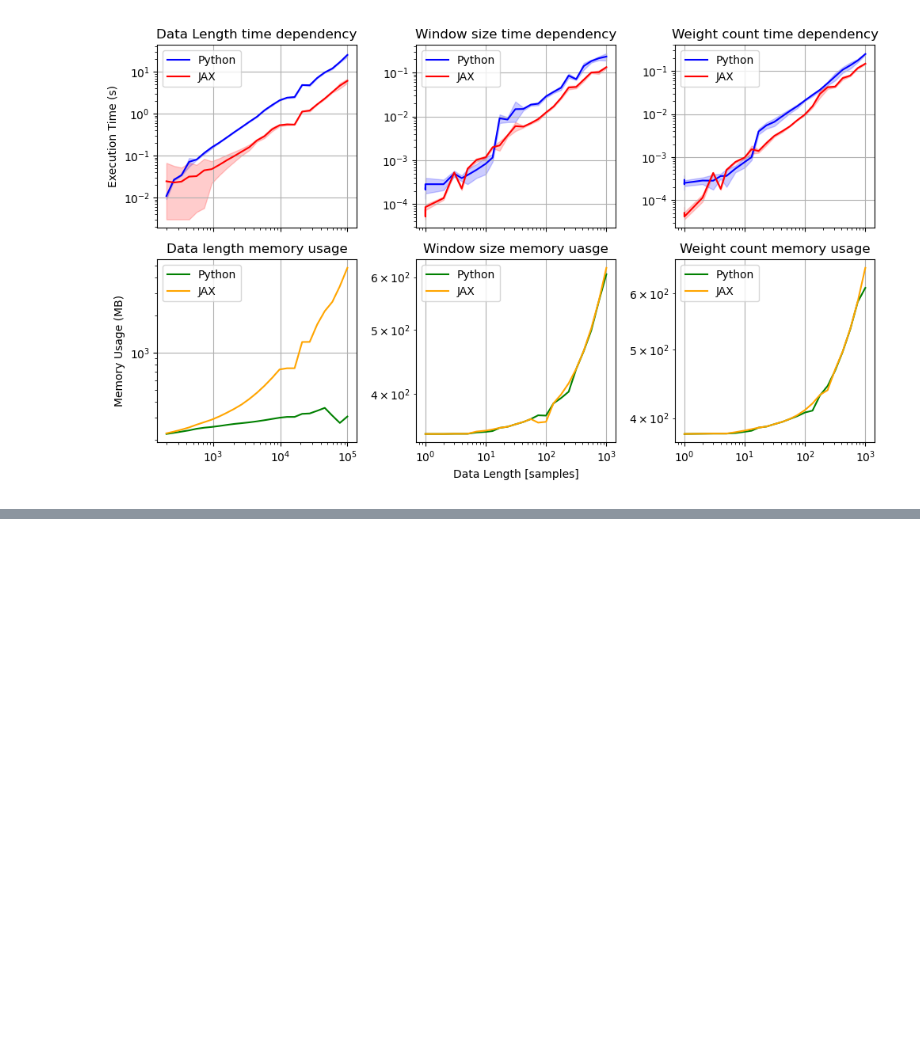
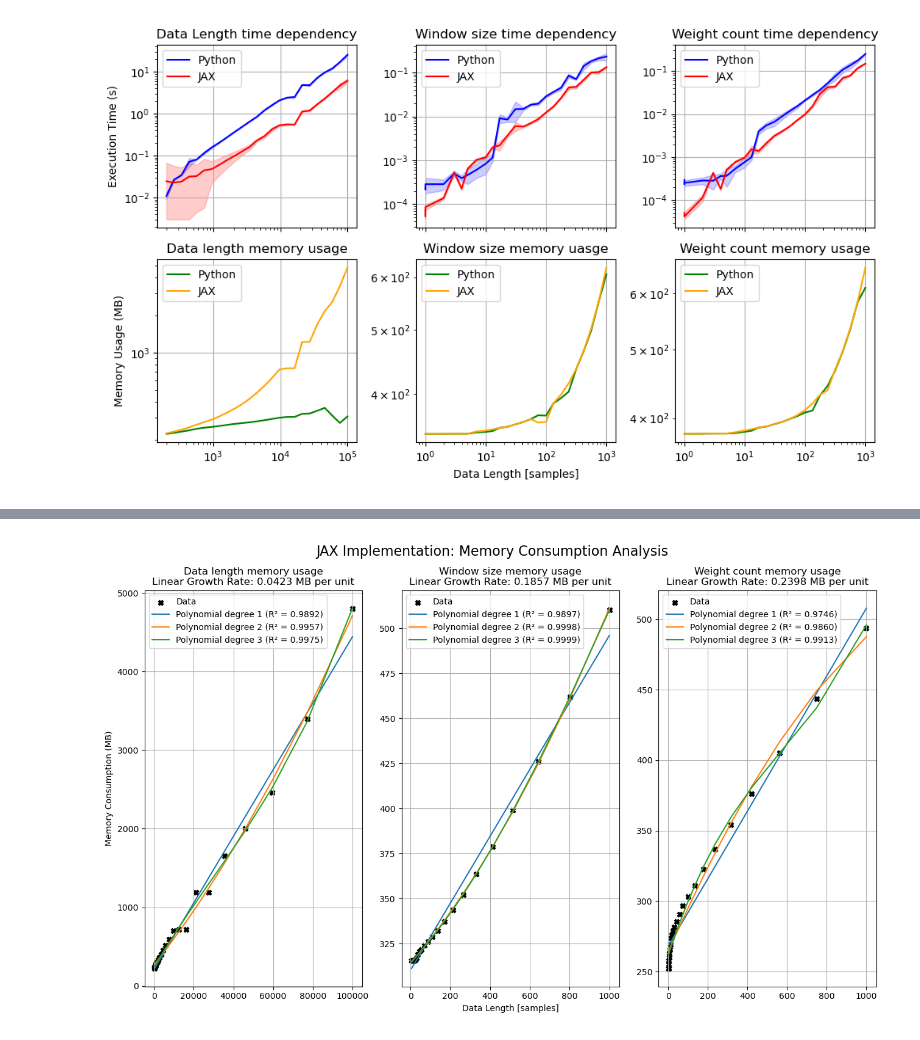
Before and after one commit to carnosi/AISLEX, a Jupyter notebook: examples/Example_3_Performance_comparison.ipynb, the cells around one changed output, grey strips where cells are left out. Drawn from its saved outputs; the diff is of its cells as text; code cells hidden in the pictures; blank space fills up the shorter version.

Commit message:
update ex_3 mem growth quantification

```diff
--- a/examples/Example_3_Performance_comparison.ipynb
+++ b/examples/Example_3_Performance_comparison.ipynb
@@ -637,0 +653,52 @@ plt.savefig("../test_local/images/3_overview.svg")
+# %%
+# Function to fit polynomial models, calculate R-squared, and plot them with growth rate in the title
+def plot_with_polynomials_and_growth(ax, x, y, color, x_label):
+    ax.scatter(x, y, color=color, marker='X', label='Data')
+    ax.grid()
+
+    # Fit linear model to get the growth rate
+    linear_model = LinearRegression().fit(x.reshape(-1, 1), y)
+    linear_growth_rate = linear_model.coef_[0]
+    ax.set_title(f'{x_label} memory usage\nLinear Growth Rate: {linear_growth_rate:.4f} MB per unit')
+
+    # Fit linear, quadratic, and cubic models
+    for degree in [1, 2, 3]:
+        poly = PolynomialFeatures(degree)
+        x_poly = poly.fit_transform(x.reshape(-1, 1))
+        model = LinearRegression().fit(x_poly, y)
+        y_poly_pred = model.predict(x_poly)
+        r2 = r2_score(y, y_poly_pred)
+        ax.plot(x, y_poly_pred, label=f'Polynomial degree {degree} (R² = {r2:.4f})')
+
+    ax.legend()
+
+
+combined_df = pd.read_csv("./example_3_memory_data.csv")
+
+# Create horizontal subplots for each test with polynomial fits and growth rate in the title
+fig, axs = plt.subplots(1, 3, figsize=(13, 8))
+
+# Create horizontal subplots for each test with the requested modifications and no log scale
+# Plot Data Length vs Memory Consumption
+plot_with_polynomials_and_growth(axs[0], combined_df['Data Length'].values, combined_df['Memory Consumption (Length)'].values, 'black', 'Data length')
+axs[0].set_ylabel('Memory Consumption (MB)')
+
+# Plot Window Size vs Memory Consumption
+plot_with_polynomials_and_growth(axs[1], combined_df['Window Size'].values, combined_df['Memory Consumption (Window)'].values, 'black', 'Window size')
+axs[1].set_xlabel('Data Length [samples]')
+
+# Plot Weight Count vs Memory Consumption
+plot_with_polynomials_and_growth(axs[2], combined_df['Weight Count'].values, combined_df['Memory Consumption (Weight)'].values, 'black', 'Weight count')
+
+# Remove redundant labels
+for ax in axs[1:]:
+    ax.set_ylabel('')
+
+# Add a figure title
+fig.suptitle('JAX Implementation: Memory Consumption Analysis', fontsize=16)
+
+
+plt.tight_layout()
+plt.show()
+# %% [output]
+[figure, added]
```
Also changed, not shown: parts of 2 cells of this notebook, 1 other file.
